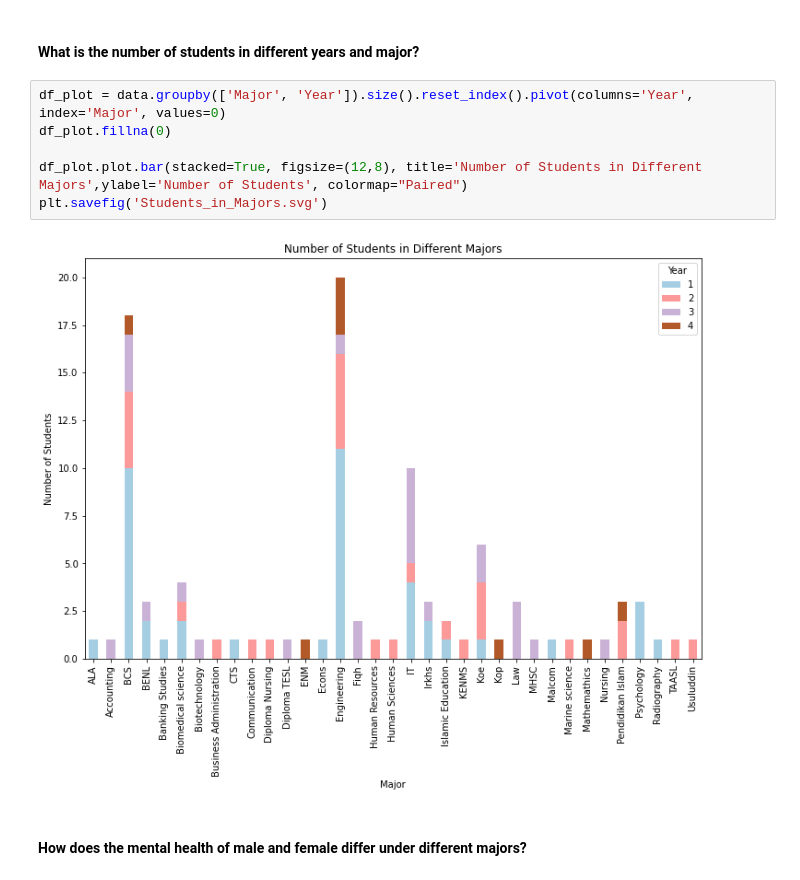
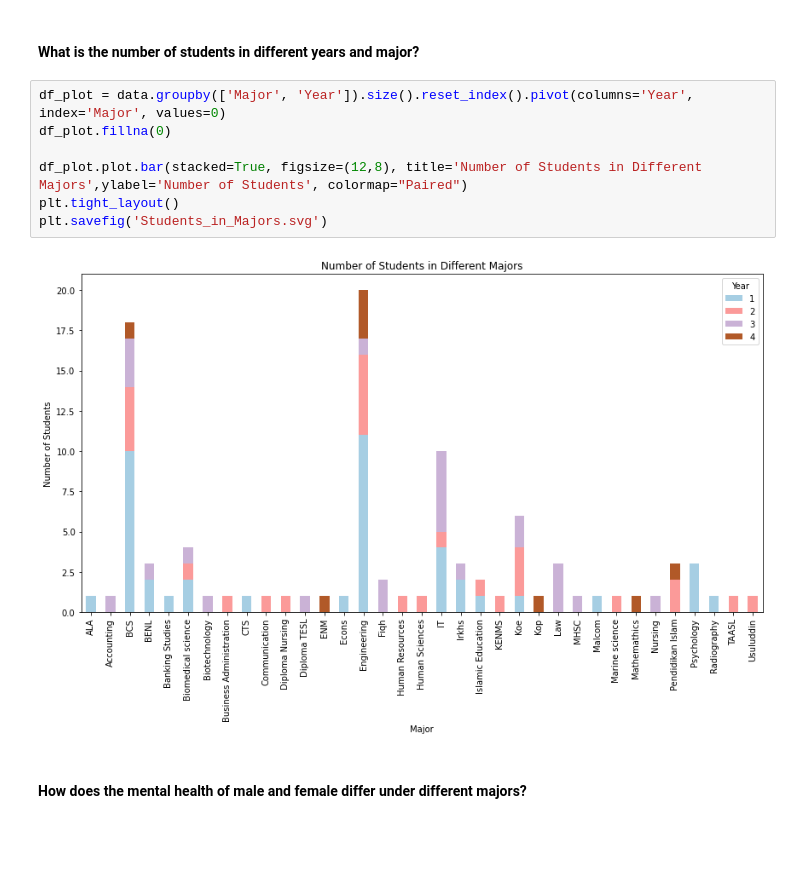
Before and after one commit to Weslya-WJY/Task-A3, a Jupyter notebook: A0248372Y_A3.ipynb, the cells around one changed output. Saved outputs shown, nothing was run; the diff lists cells and outputs as text; blank space fills up the shorter version.

```diff
--- a/A0248372Y_A3.ipynb
+++ b/A0248372Y_A3.ipynb
@@ -113,11 +113,12 @@ data.head()
 # %%
 df_plot = data.groupby(['Major', 'Year']).size().reset_index().pivot(columns='Year', index='Major', values=0)
 df_plot.fillna(0)
 
 df_plot.plot.bar(stacked=True, figsize=(12,8), title='Number of Students in Different Majors',ylabel='Number of Students', colormap="Paired")
+plt.tight_layout()
 plt.savefig('Students_in_Majors.svg')
 # %% [output]
-[figure, old version]
+[figure, new version]
 # %% [markdown]
 #### How does the mental health of male and female differ under different majors?
 # %%
```
Also changed, not shown: parts of 3 cells of this notebook.
